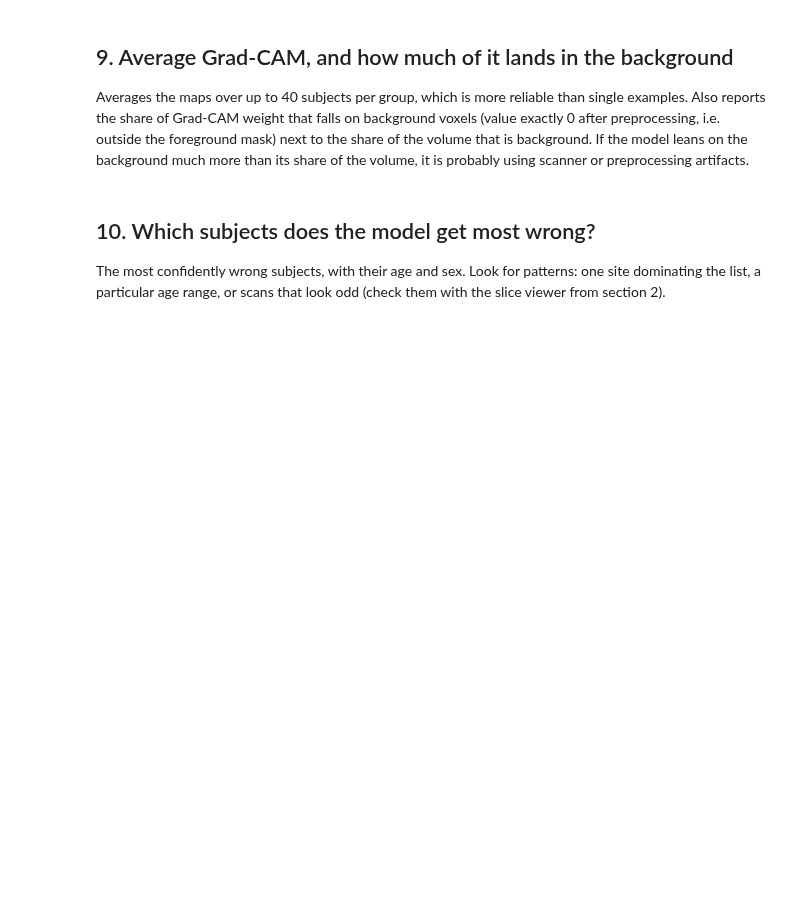
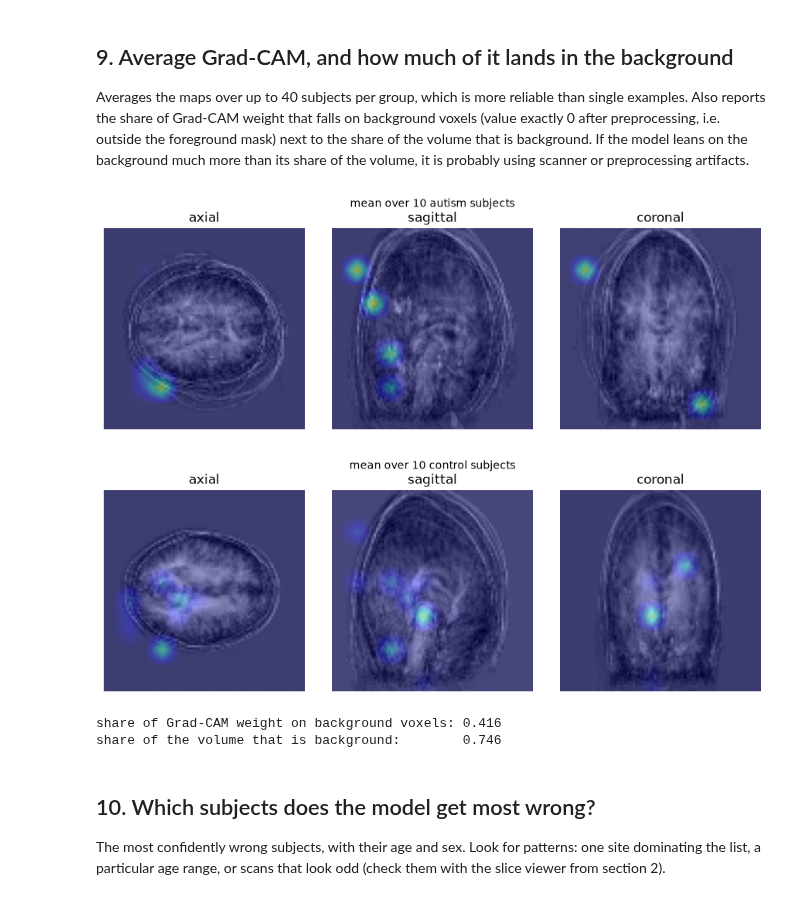
Before and after one commit to Erdos-Projects/fall-2026-autism, a Jupyter notebook: notebooks/inspect_model.ipynb, the cells around one changed output. Drawn from its saved outputs; the diff is of its cells as text; code cells hidden in the pictures; blank space fills up the shorter version.

```diff
--- a/notebooks/inspect_model.ipynb
+++ b/notebooks/inspect_model.ipynb
@@ -243,25 +291,31 @@ background. If the model leans on the background much more than its share of the
 probably using scanner or preprocessing artifacts.
 # %%
 sum_cam, sum_vol, count, bg_rows = {}, {}, {0: 0, 1: 0}, []
-sample = pred.groupby("label", group_keys=False).apply(lambda g: g.sample(min(20, len(g)), random_state=0))
+sample = pd.concat([pred[pred["label"] == lab].sample(min(20, int((pred["label"] == lab).sum())), random_state=0)
+                    for lab in (0, 1)])
 for _, r in sample.iterrows():
     vol = load_vol(scan_of[r["sub_id"]])
     cam, _ = grad_cam(model, vol)
     lab = int(r["label"])
     sum_cam[lab] = cam if lab not in sum_cam else sum_cam[lab] + cam
     sum_vol[lab] = vol if lab not in sum_vol else sum_vol[lab] + vol
     count[lab] += 1
     bg = vol[0].numpy() == 0
     bg_rows.append(dict(cam_share_in_background=cam[bg].sum() / (cam.sum() + 1e-8), background_share_of_volume=bg.mean()))
 
 for lab, name in [(1, "autism"), (0, "control")]:
     if lab in sum_cam:
         m = sum_cam[lab] / count[lab]
         show_cam(sum_vol[lab] / count[lab], m / (m.max() + 1e-8), f"mean over {count[lab]} {name} subjects")
 
 bg_df = pd.DataFrame(bg_rows)
 print("share of Grad-CAM weight on background voxels:", round(bg_df["cam_share_in_background"].mean(), 3))
 print("share of the volume that is background:       ", round(bg_df["background_share_of_volume"].mean(), 3))
+# %% [output]
+[figure, added]
+[figure, added]
+share of Grad-CAM weight on background voxels: 0.416
+share of the volume that is background:        0.746
 # %% [markdown]
 ## 10. Which subjects does the model get most wrong?
 
```
Also changed, not shown: parts of 12 cells of this notebook.
